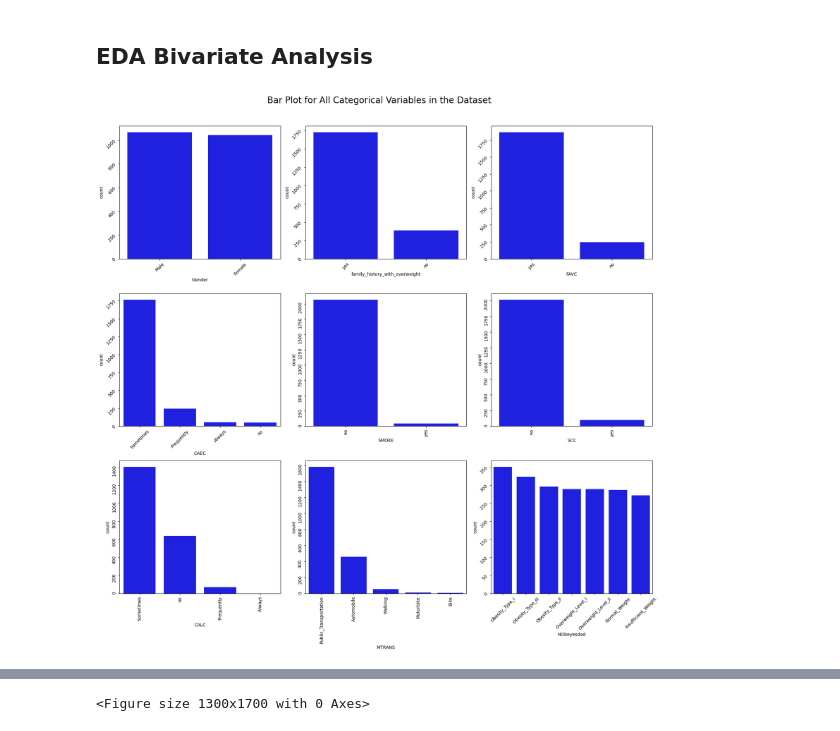
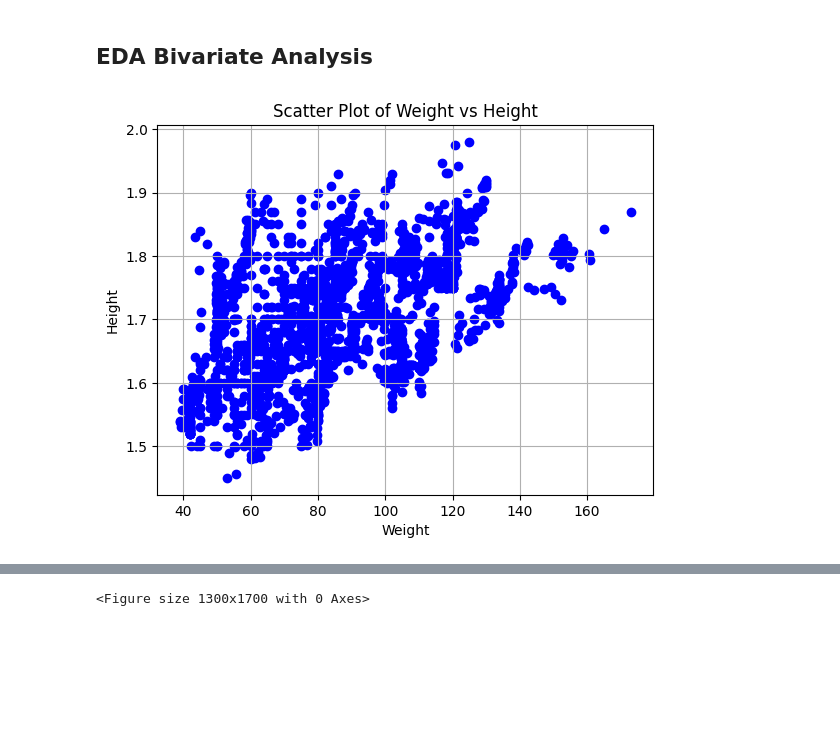
Before and after one commit to dang-nguyendd/ds_data_modelling, a Jupyter notebook: s3759957.ipynb, the cells around one changed output, grey strips where cells are left out. Saved outputs shown, nothing was run; the diff lists cells and outputs as text; code cells hidden in the pictures; blank space fills up the shorter version.

```diff
--- a/s3759957.ipynb
+++ b/s3759957.ipynb
@@ -325,30 +325,12 @@ Based on the graph and the descriptive statistics of MTRANS, observations can be
 - In overall, people tend to use automatic mean of transportation (with public transportation and automobile accounts for more than 3/4 share of the dataset) and this could be crucial factor that leads to high level of obesity
 # %% [markdown]
 ## EDA Bivariate Analysis
-# %%
-# Create a 3x3 grid for 9 subplots
-fig, axes = plt.subplots(3, 3, figsize=(18, 18))
-
-# Set the title for the entire figure
-fig.suptitle('Bar Plot for All Categorical Variables in the Dataset', fontsize=20)
-
-# Loop through the variables and plot them
-for i, var in enumerate(cat_cols):
-    row = i // 3
-    col = i % 3
-    sns.countplot(ax=axes[row, col], x=var, data=df, color='blue',
-                  order=df[var].value_counts().index)
-
-    # Rotate x-axis labels for better readability, depending on the axis
-    if var in ['SMOKE', 'SCC', 'CALC', 'MTRANS']:
-        axes[row, col].tick_params(labelrotation=90)
-    else:
-        axes[row, col].tick_params(labelrotation=45)
-
-# Adjust layout to prevent overlap of titles and labels
-plt.tight_layout(rect=[0, 0, 1, 0.96])
-
-# Show the plot
-plt.show()
-# %% [output]
-[figure, removed]
+# %%
+plt.scatter(df['Weight'], df['Height'], color='blue')
+plt.title('Scatter Plot of Weight vs Height')
+plt.xlabel('Weight')
+plt.ylabel('Height')
+plt.grid(True)
+plt.show()
+# %% [output]
+[figure, added]
```
Also changed, not shown: parts of 6 cells of this notebook.
